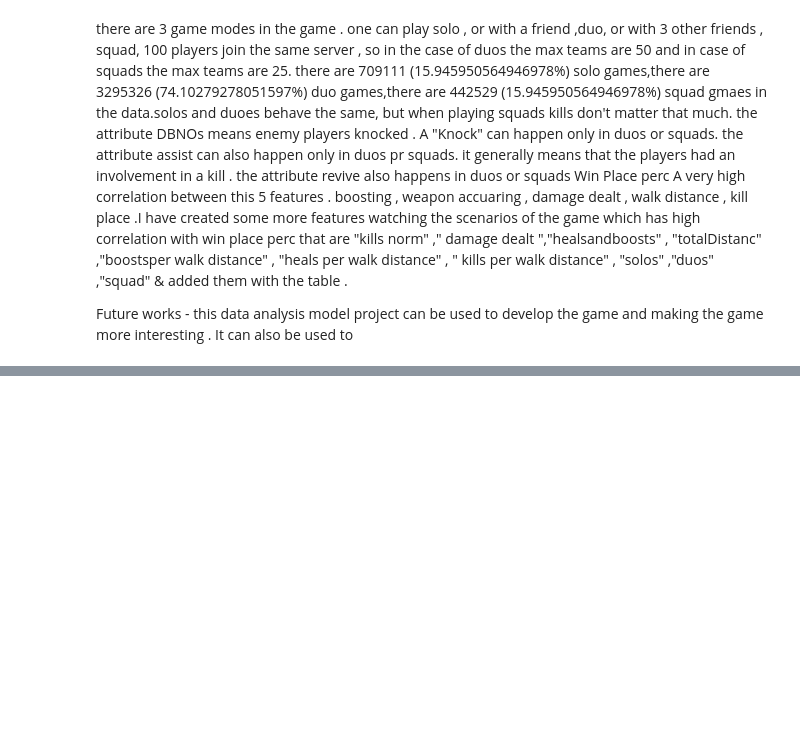
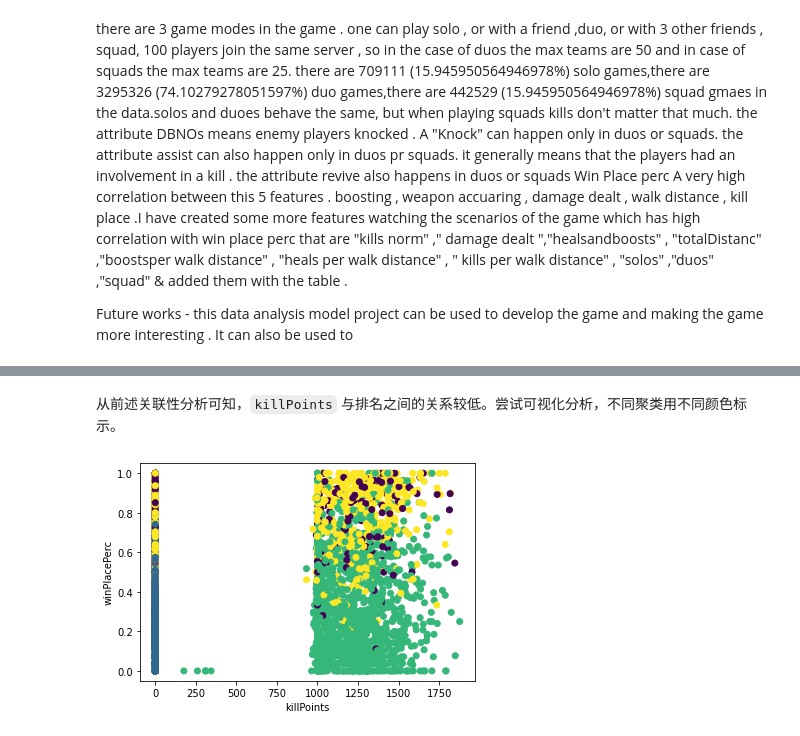
Before and after one commit to Jexers/PUBG-Finish-Placement-Prediction-Proj, a Jupyter notebook: code/EDA.ipynb, the cells around one changed output, grey strips where cells are left out. Saved outputs shown, nothing was run; the diff lists cells and outputs as text; code cells hidden in the pictures; blank space fills up the shorter version.

```diff
--- a/code/EDA.ipynb
+++ b/code/EDA.ipynb
@@ -671,0 +728,2 @@ Future works - this data analysis model project can be used to develop the game
+# %%
+kmso = KMeans(n_clusters=4).fit(cdata)
@@ -671,0 +741,9 @@ Future works - this data analysis model project can be used to develop the game
+# %% [markdown]
+从前述关联性分析可知，`killPoints` 与排名之间的关系较低。尝试可视化分析，不同聚类用不同颜色标示。
+# %%
+plt.scatter(cdata['killPoints'],tdata['winPlacePerc'],c=kmso.labels_)
+plt.xlabel('killPoints')
+plt.ylabel('winPlacePerc')
+plt.show()
+# %% [output]
+[figure, added]
```
Also changed, not shown: parts of 27 cells of this notebook, 1 other file.
